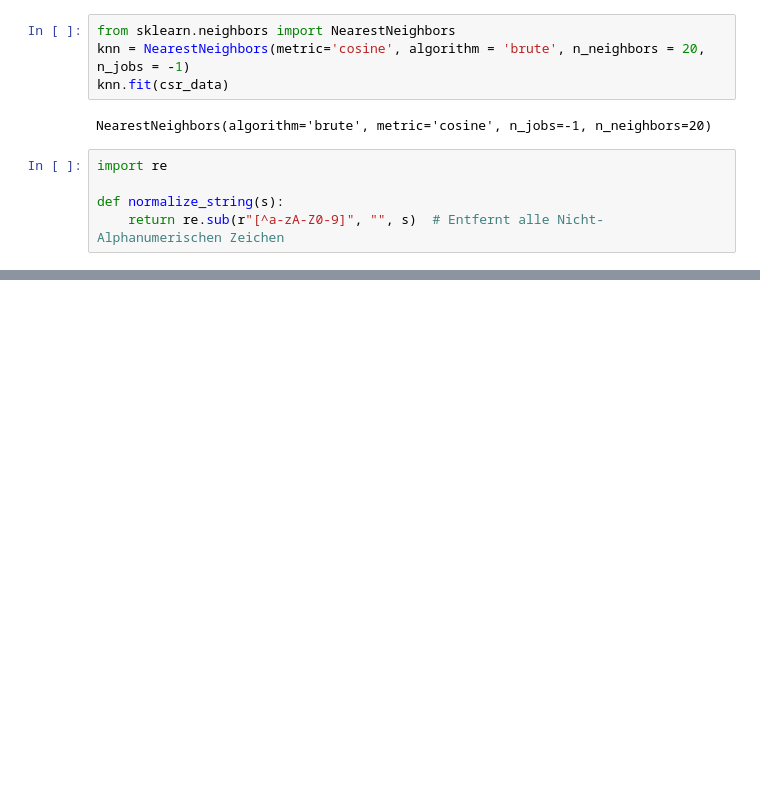
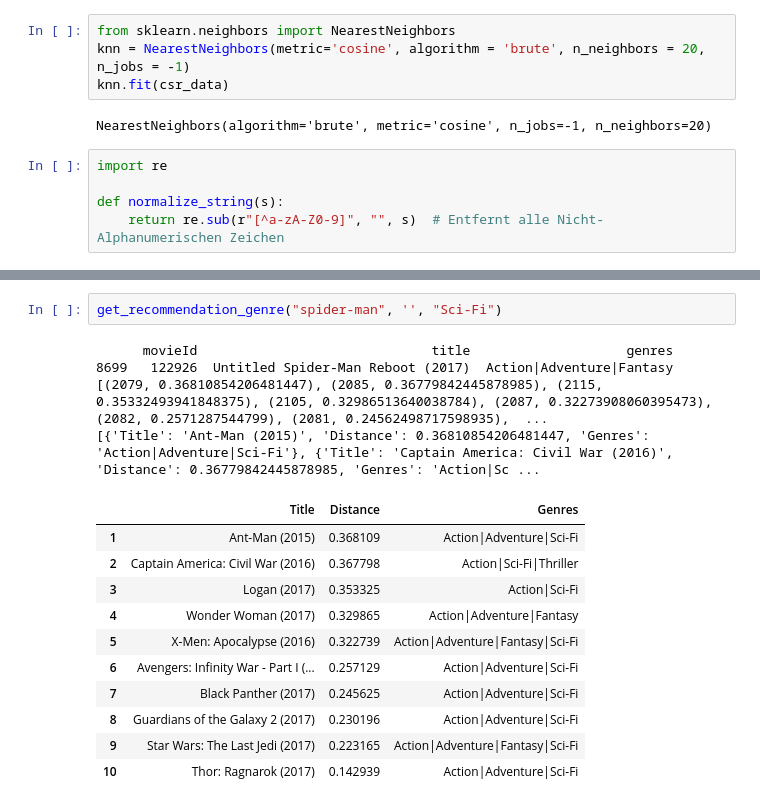
Before and after one commit to marcushsv/Movie-Recommender-Asaai, a Jupyter notebook: Movie Recommendation System.ipynb, the cells around one changed output, grey strips where cells are left out. Drawn from its saved outputs; the diff is of its cells as text; blank space fills up the shorter version.

```diff
--- a/Movie Recommendation System.ipynb
+++ b/Movie Recommendation System.ipynb
@@ -361 +278,19 @@ get_recommendation_genre("spider-man", "action", "drama")
+# %%
+get_recommendation_genre("spider-man", '', "Sci-Fi")
+# %% [output]
+      movieId                              title                    genres
+8699   122926  Untitled Spider-Man Reboot (2017)  Action|Adventure|Fantasy
+[(2079, 0.36810854206481447), (2085, 0.36779842445878985), (2115, 0.35332493941848375), (2105, 0.32986513640038784), (2087, 0.32273908060395473), (2082, 0.2571287544799), (2081, 0.24562498717598935),  ...
+[{'Title': 'Ant-Man (2015)', 'Distance': 0.36810854206481447, 'Genres': 'Action|Adventure|Sci-Fi'}, {'Title': 'Captain America: Civil War (2016)', 'Distance': 0.36779842445878985, 'Genres': 'Action|Sc ...
+|  | Title | Distance | Genres |
+| 1 | Ant-Man (2015) | 0.368109 | Action|Adventure|Sci-Fi |
+| 2 | Captain America: Civil War (2016) | 0.367798 | Action|Sci-Fi|Thriller |
+| 3 | Logan (2017) | 0.353325 | Action|Sci-Fi |
+| 4 | Wonder Woman (2017) | 0.329865 | Action|Adventure|Fantasy |
+| 5 | X-Men: Apocalypse (2016) | 0.322739 | Action|Adventure|Fantasy|Sci-Fi |
+| 6 | Avengers: Infinity War - Part I (... | 0.257129 | Action|Adventure|Sci-Fi |
+| 7 | Black Panther (2017) | 0.245625 | Action|Adventure|Sci-Fi |
+| 8 | Guardians of the Galaxy 2 (2017) | 0.230196 | Action|Adventure|Sci-Fi |
+| 9 | Star Wars: The Last Jedi (2017) | 0.223165 | Action|Adventure|Fantasy|Sci-Fi |
+| 10 | Thor: Ragnarok (2017) | 0.142939 | Action|Adventure|Sci-Fi |
 # %%
```
Also changed, not shown: parts of 15 cells of this notebook.
